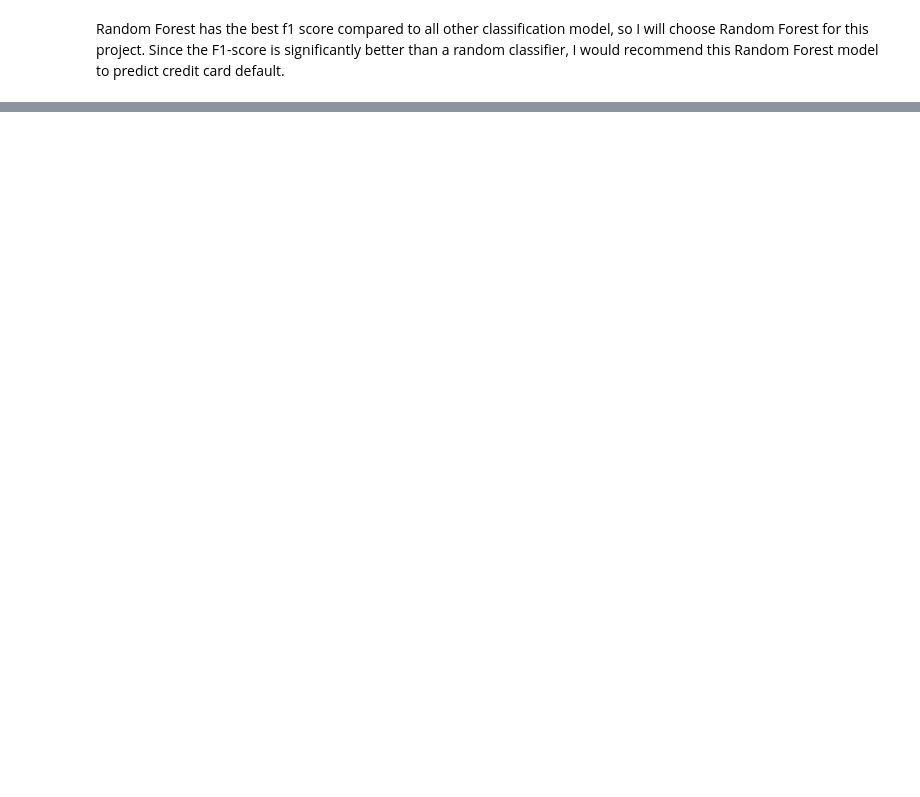
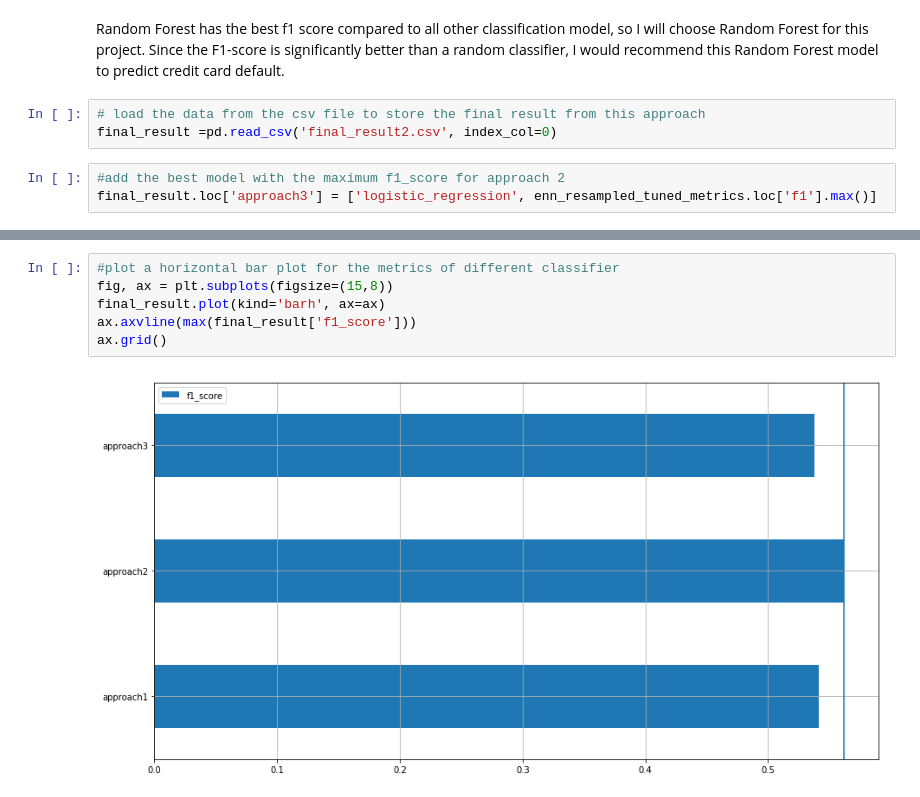
Before and after one commit to sherpalakpa1/CapstoneProjectPredictCreditDefault, a Jupyter notebook: ClassImbalance/CapstoneProject1ClassImbalanceApproach3.ipynb, the cells around one changed output, grey strips where cells are left out. Drawn from its saved outputs; the diff is of its cells as text; blank space fills up the shorter version.

```diff
--- a/ClassImbalance/CapstoneProject1ClassImbalanceApproach3.ipynb
+++ b/ClassImbalance/CapstoneProject1ClassImbalanceApproach3.ipynb
@@ -1930,2 +1930,8 @@ ax.grid()
 # %% [markdown]
 Random Forest has the best f1 score compared to all other classification model, so I will choose Random Forest for this project. Since the F1-score is significantly better than a random classifier, I would recommend this Random Forest model to predict credit card default.
+# %%
+# load the data from the csv file to store the final result from this approach
+final_result =pd.read_csv('final_result2.csv', index_col=0)
+# %%
+#add the best model with the maximum f1_score for approach 2
+final_result.loc['approach3'] = ['logistic_regression', enn_resampled_tuned_metrics.loc['f1'].max()]
@@ -1931,0 +1945,8 @@ Random Forest has the best f1 score compared to all other classification model,
+# %%
+#plot a horizontal bar plot for the metrics of different classifier
+fig, ax = plt.subplots(figsize=(15,8))
+final_result.plot(kind='barh', ax=ax)
+ax.axvline(max(final_result['f1_score']))
+ax.grid()
+# %% [output]
+[figure, added]
```
Also changed, not shown: parts of 8 cells of this notebook, 6 other files.
